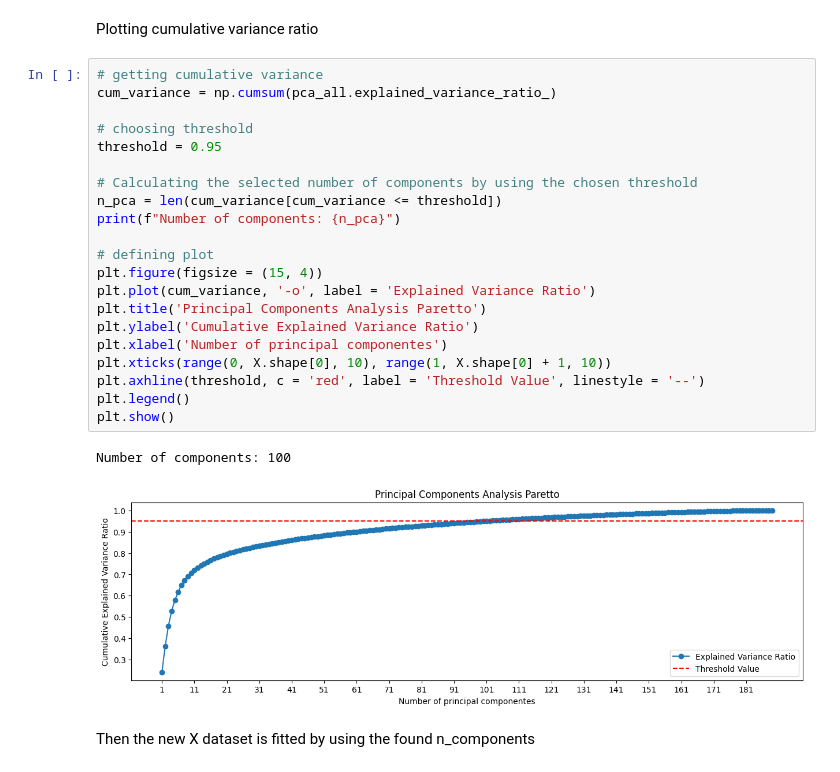
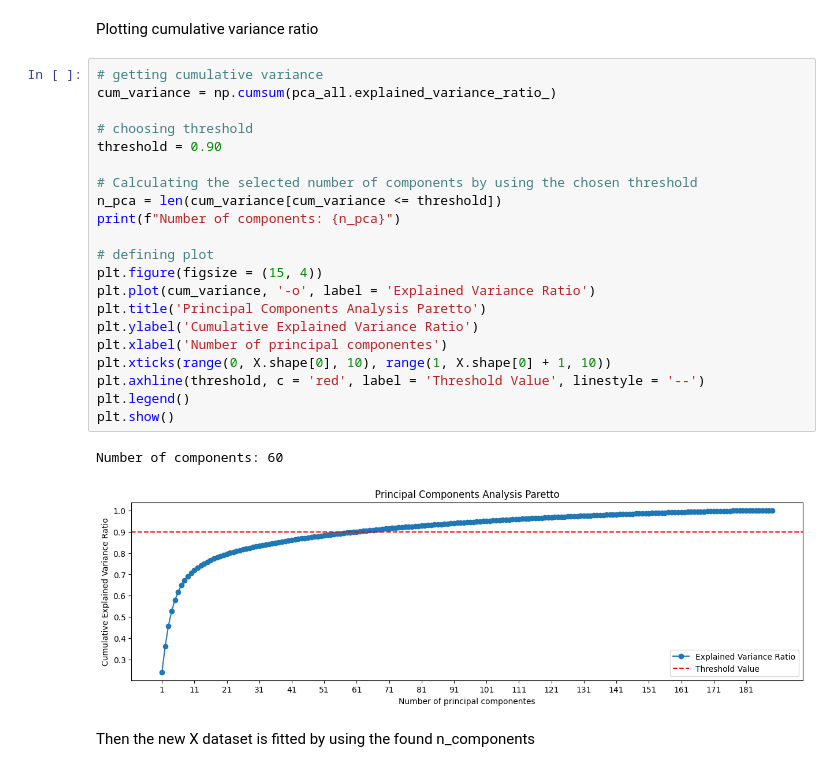
Before and after one commit to JoseGarayar/clustering_utec, a Jupyter notebook: notebook_roberth.ipynb, the cells around one changed output. Drawn from its saved outputs; the diff is of its cells as text.

```diff
--- a/notebook_roberth.ipynb
+++ b/notebook_roberth.ipynb
@@ -37,27 +45,27 @@ Plotting cumulative variance ratio
 # %%
 # getting cumulative variance
 cum_variance = np.cumsum(pca_all.explained_variance_ratio_)
 
 # choosing threshold
-threshold = 0.95
+threshold = 0.90
 
 # Calculating the selected number of components by using the chosen threshold
 n_pca = len(cum_variance[cum_variance <= threshold])
 print(f"Number of components: {n_pca}")
 
 # defining plot
 plt.figure(figsize = (15, 4))
 plt.plot(cum_variance, '-o', label = 'Explained Variance Ratio')
 plt.title('Principal Components Analysis Paretto')
 plt.ylabel('Cumulative Explained Variance Ratio')
 plt.xlabel('Number of principal componentes')
 plt.xticks(range(0, X.shape[0], 10), range(1, X.shape[0] + 1, 10))
 plt.axhline(threshold, c = 'red', label = 'Threshold Value', linestyle = '--')
 plt.legend()
 plt.show()
 # %% [output]
-Number of components: 100
+Number of components: 60
-[figure, old version]
+[figure, new version]
 # %% [markdown]
 Then the new X dataset is fitted by using the found n_components
 # %%
```
Also changed, not shown: parts of 12 cells of this notebook, 1 other file.
